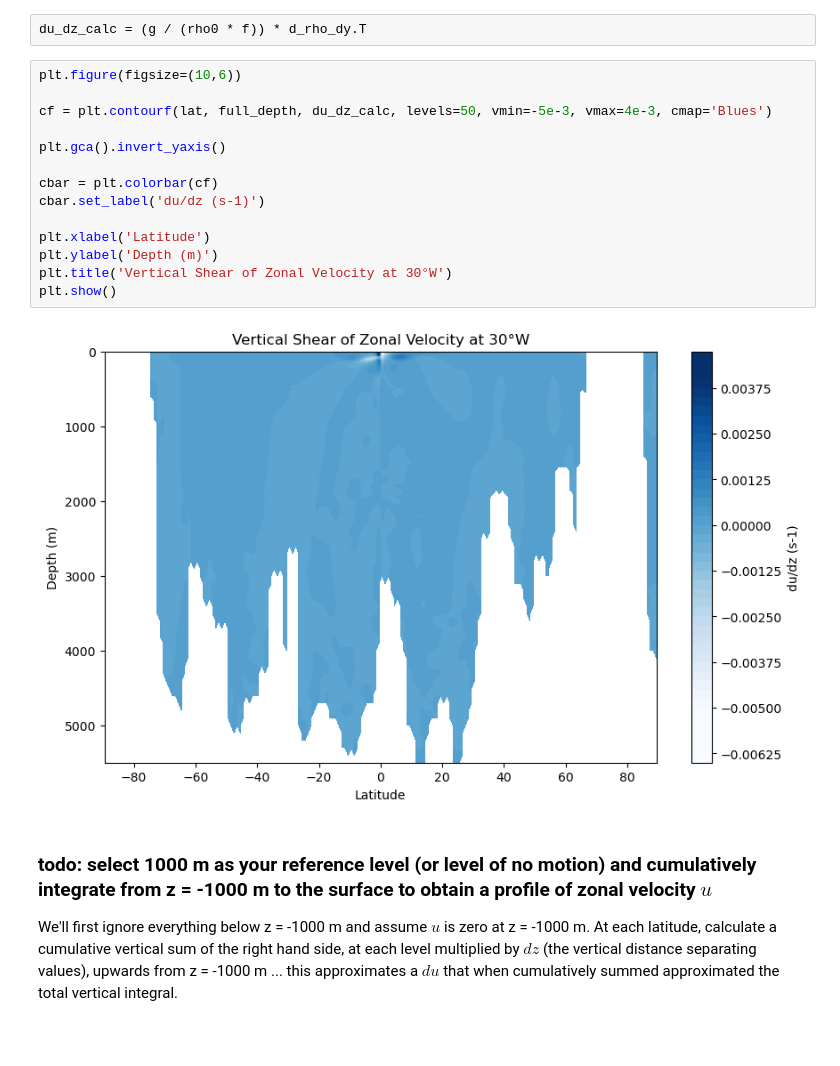
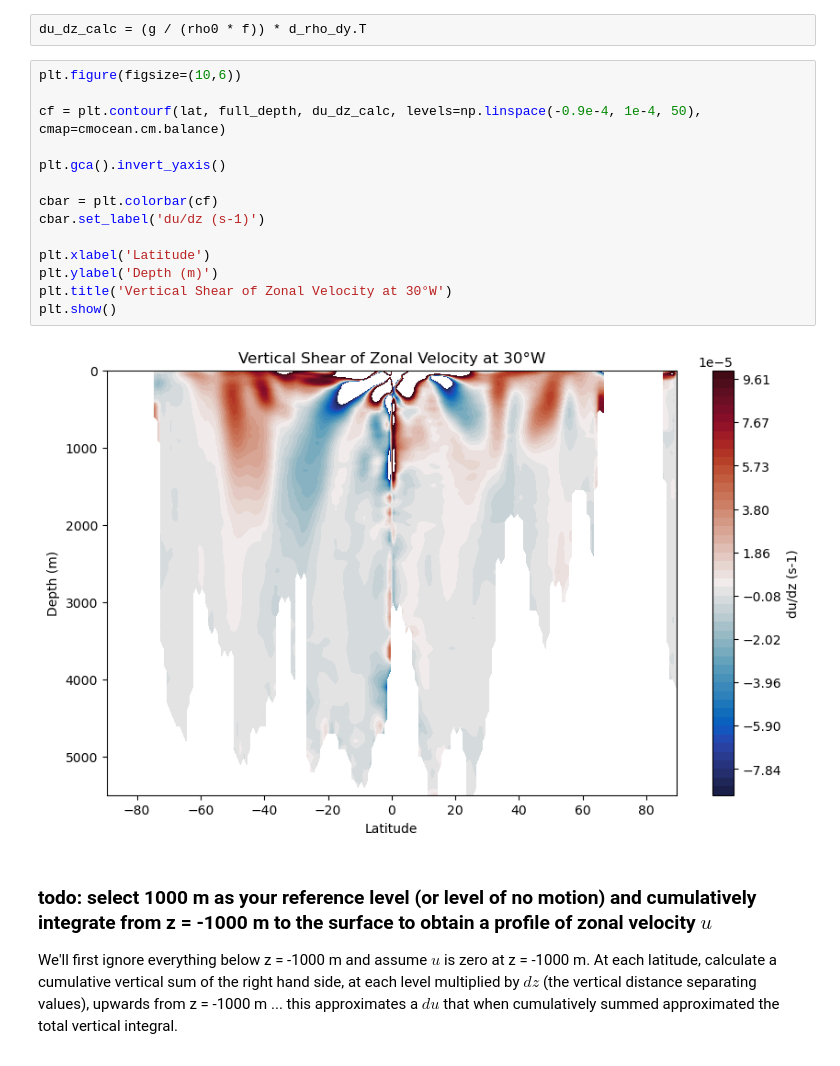
Before and after one commit to samrey3002/physical_oceanography, a Jupyter notebook: notebooks/thermal_wind.ipynb, the cells around one changed output. Cells and saved outputs as stored; diff of their text form.

```diff
--- a/notebooks/thermal_wind.ipynb
+++ b/notebooks/thermal_wind.ipynb
@@ -269,19 +242,19 @@ du_dz_calc = (g / (rho0 * f)) * d_rho_dy.T
 # %%
 plt.figure(figsize=(10,6))
 
-cf = plt.contourf(lat, full_depth, du_dz_calc, levels=50, vmin=-5e-3, vmax=4e-3, cmap='Blues')
+cf = plt.contourf(lat, full_depth, du_dz_calc, levels=np.linspace(-0.9e-4, 1e-4, 50), cmap=cmocean.cm.balance)
 
 plt.gca().invert_yaxis()
 
 cbar = plt.colorbar(cf)
 cbar.set_label('du/dz (s-1)')
 
 plt.xlabel('Latitude')
 plt.ylabel('Depth (m)')
 plt.title('Vertical Shear of Zonal Velocity at 30°W')
 plt.show()
 # %% [output]
-[figure, old version]
+[figure, new version]
 # %% [markdown]
 ### todo: select 1000 m as your reference level (or level of no motion) and cumulatively integrate from z = -1000 m to the surface to obtain a profile of zonal velocity $u$
 
```
Also changed, not shown: parts of 31 cells of this notebook.
